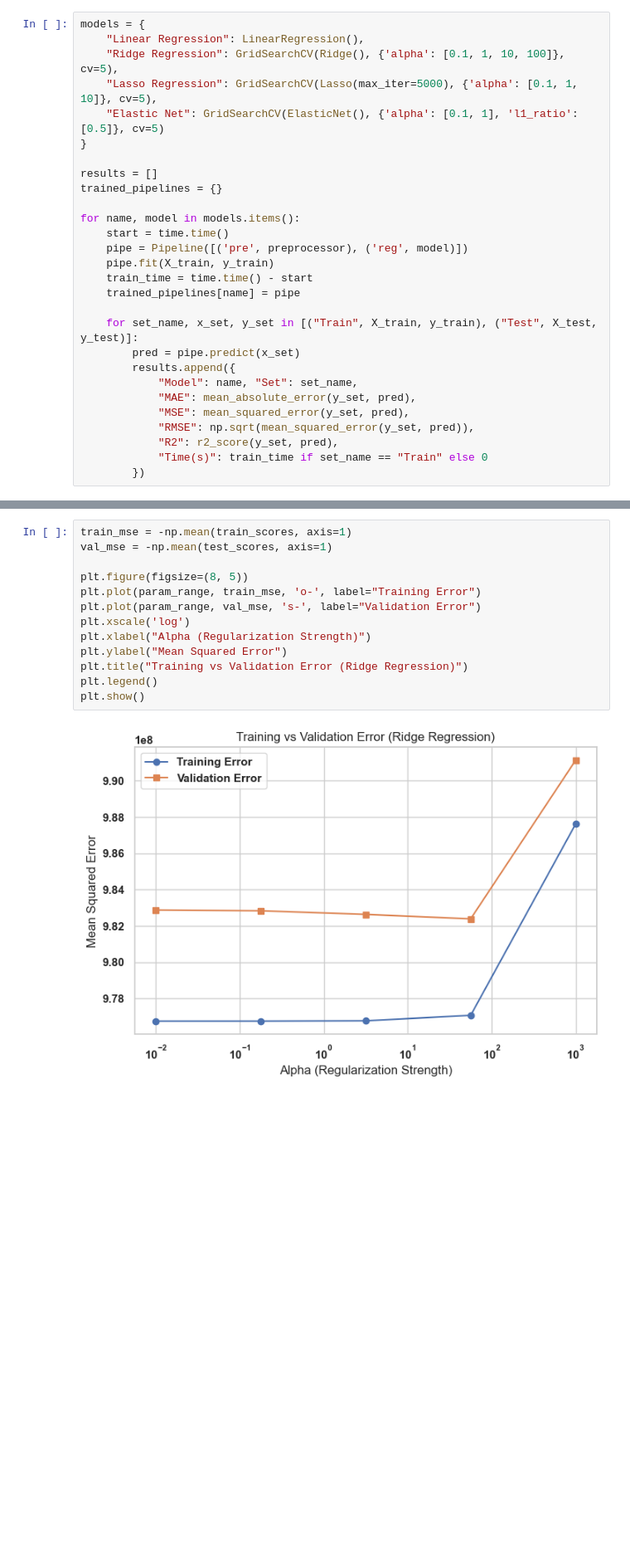
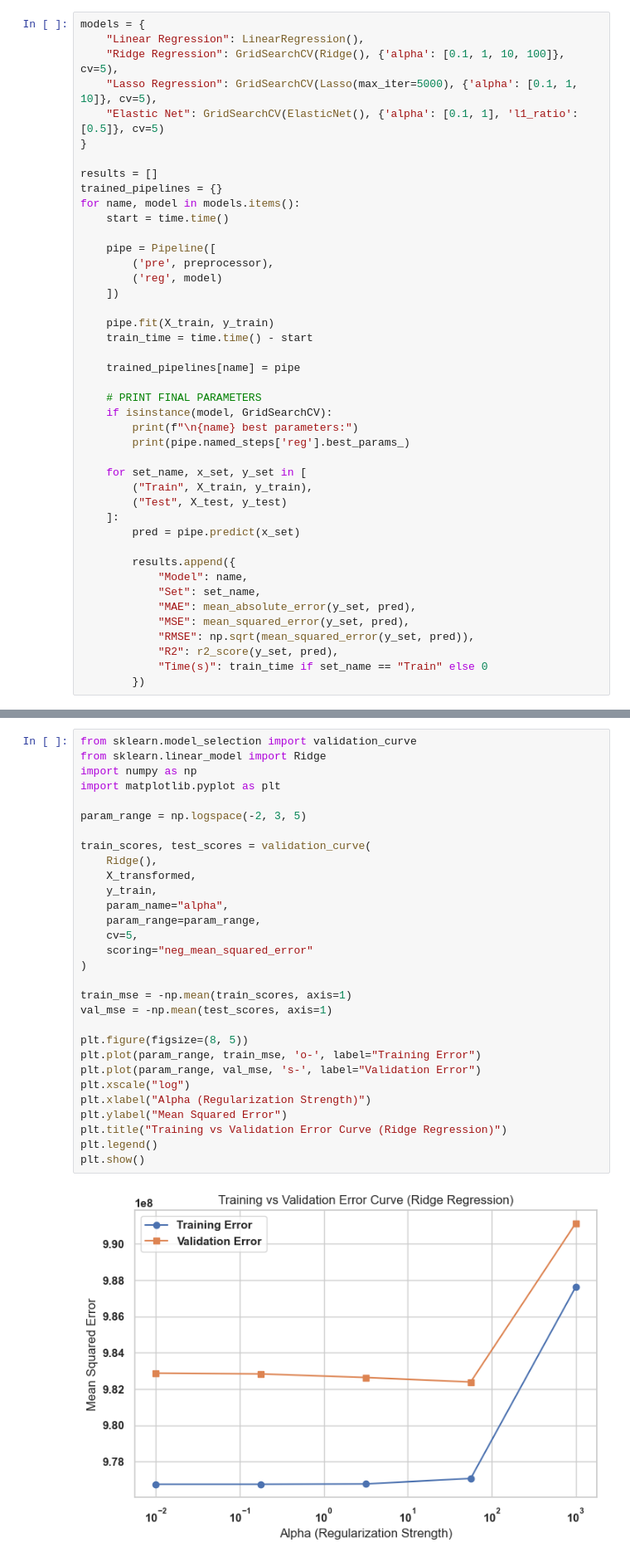
Before and after one commit to AvGeeky/ML_Lab_Sai, a Jupyter notebook: Ex3/Ex3.ipynb, the cells around one changed output, grey strips where cells are left out. Shown at 83% size. Saved outputs shown, nothing was run; the diff lists cells and outputs as text; blank space fills up the shorter version.

```diff
--- a/Ex3/Ex3.ipynb
+++ b/Ex3/Ex3.ipynb
@@ -167,18 +168,33 @@ models = {
 
 results = []
 trained_pipelines = {}
-
 for name, model in models.items():
     start = time.time()
-    pipe = Pipeline([('pre', preprocessor), ('reg', model)])
+
+    pipe = Pipeline([
+        ('pre', preprocessor),
+        ('reg', model)
+    ])
+
     pipe.fit(X_train, y_train)
     train_time = time.time() - start
+
     trained_pipelines[name] = pipe
 
-    for set_name, x_set, y_set in [("Train", X_train, y_train), ("Test", X_test, y_test)]:
+    # PRINT FINAL PARAMETERS
+    if isinstance(model, GridSearchCV):
+        print(f"\n{name} best parameters:")
+        print(pipe.named_steps['reg'].best_params_)
+
+    for set_name, x_set, y_set in [
+        ("Train", X_train, y_train),
+        ("Test", X_test, y_test)
+    ]:
         pred = pipe.predict(x_set)
+
         results.append({
-            "Model": name, "Set": set_name,
+            "Model": name,
+            "Set": set_name,
             "MAE": mean_absolute_error(y_set, pred),
             "MSE": mean_squared_error(y_set, pred),
             "RMSE": np.sqrt(mean_squared_error(y_set, pred)),
@@ -244,20 +269,37 @@ plt.show()
 # %% [output]
 [figure]
 # %%
+from sklearn.model_selection import validation_curve
+from sklearn.linear_model import Ridge
+import numpy as np
+import matplotlib.pyplot as plt
+
+param_range = np.logspace(-2, 3, 5)
+
+train_scores, test_scores = validation_curve(
+    Ridge(),
+    X_transformed,
+    y_train,
+    param_name="alpha",
+    param_range=param_range,
+    cv=5,
+    scoring="neg_mean_squared_error"
+)
+
 train_mse = -np.mean(train_scores, axis=1)
 val_mse = -np.mean(test_scores, axis=1)
 
 plt.figure(figsize=(8, 5))
 plt.plot(param_range, train_mse, 'o-', label="Training Error")
 plt.plot(param_range, val_mse, 's-', label="Validation Error")
-plt.xscale('log')
+plt.xscale("log")
 plt.xlabel("Alpha (Regularization Strength)")
 plt.ylabel("Mean Squared Error")
-plt.title("Training vs Validation Error (Ridge Regression)")
+plt.title("Training vs Validation Error Curve (Ridge Regression)")
 plt.legend()
 plt.show()
 # %% [output]
-[figure, old version]
+[figure, new version]
 # %%
 best_model = trained_pipelines["Ridge Regression"]
 y_pred_test = best_model.predict(X_test)
```
Also changed, not shown: parts of 4 cells of this notebook, 3 other files.
